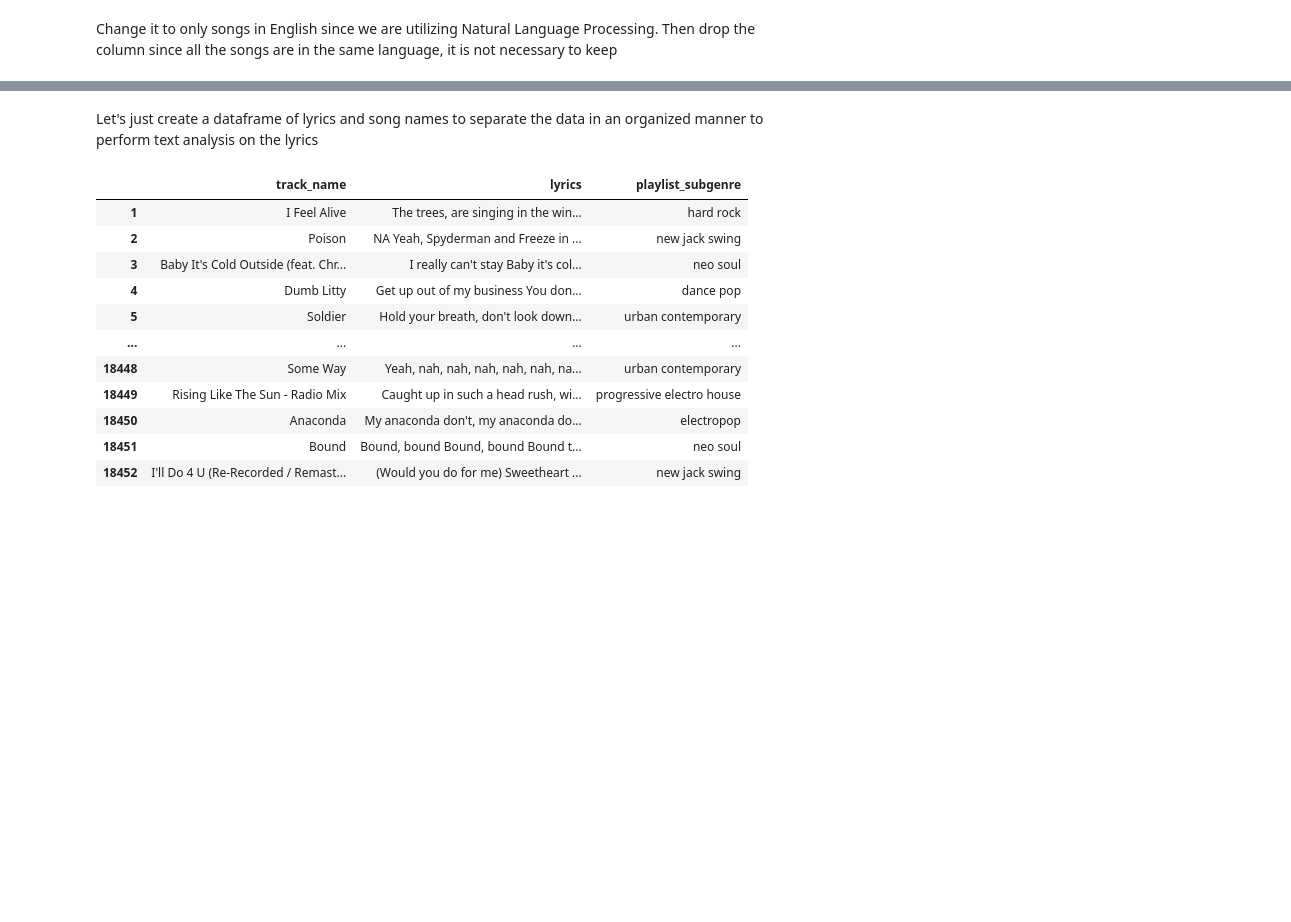
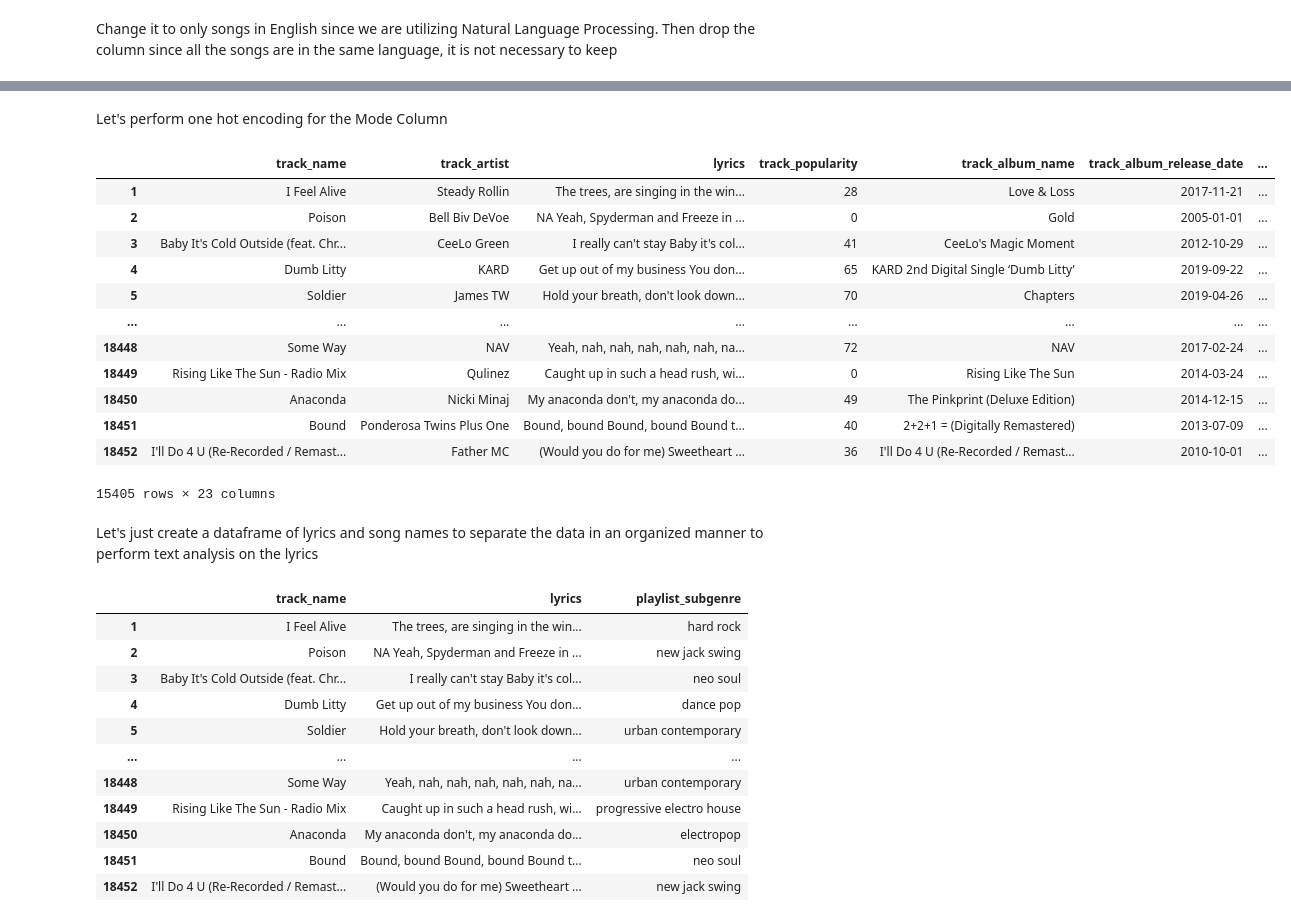
Before and after one commit to hellofatimad/cogs118b_proj, a Jupyter notebook: FinalProject_groupXXX.ipynb, the cells around one changed output, grey strips where cells are left out. Drawn from its saved outputs; the diff is of its cells as text; code cells hidden in the pictures; blank space fills up the shorter version.

```diff
--- a/FinalProject_groupXXX.ipynb
+++ b/FinalProject_groupXXX.ipynb
@@ -275,4 +265,31 @@ data
 15405 rows × 21 columns
+# %% [markdown]
+Let's perform one hot encoding for the Mode Column
+# %%
+
+def one_hot_encode_mode(df):
+    # Create new columns 'Major' and 'Minor' based on the values in the 'mode' column
+    df['Major'] = (df['mode'] == 'Major').astype(int)
+    df['Minor'] = (df['mode'] == 'minor').astype(int)
+
+    return df
+
+data = one_hot_encode_mode(data)
+data
+# %% [output]
+|  | track_name | track_artist | lyrics | track_popularity | track_album_name | track_album_release_date | ... |
+| 1 | I Feel Alive | Steady Rollin | The trees, are singing in the win... | 28 | Love & Loss | 2017-11-21 | ... |
+| 2 | Poison | Bell Biv DeVoe | NA Yeah, Spyderman and Freeze in ... | 0 | Gold | 2005-01-01 | ... |
+| 3 | Baby It's Cold Outside (feat. Chr... | CeeLo Green | I really can't stay Baby it's col... | 41 | CeeLo's Magic Moment | 2012-10-29 | ... |
+| 4 | Dumb Litty | KARD | Get up out of my business You don... | 65 | KARD 2nd Digital Single ‘Dumb Litty’ | 2019-09-22 | ... |
+| 5 | Soldier | James TW | Hold your breath, don't look down... | 70 | Chapters | 2019-04-26 | ... |
+| ... | ... | ... | ... | ... | ... | ... | ... |
+| 18448 | Some Way | NAV | Yeah, nah, nah, nah, nah, nah, na... | 72 | NAV | 2017-02-24 | ... |
+| 18449 | Rising Like The Sun - Radio Mix | Qulinez | Caught up in such a head rush, wi... | 0 | Rising Like The Sun | 2014-03-24 | ... |
+| 18450 | Anaconda | Nicki Minaj | My anaconda don't, my anaconda do... | 49 | The Pinkprint (Deluxe Edition) | 2014-12-15 | ... |
+| 18451 | Bound | Ponderosa Twins Plus One | Bound, bound Bound, bound Bound t... | 40 | 2+2+1 = (Digitally Remastered) | 2013-07-09 | ... |
+| 18452 | I'll Do 4 U (Re-Recorded / Remast... | Father MC | (Would you do for me) Sweetheart ... | 36 | I'll Do 4 U (Re-Recorded / Remast... | 2010-10-01 | ... |
+15405 rows × 23 columns
 # %% [markdown]
 Let's just create a dataframe of lyrics and song names to separate the data in an organized manner to perform text analysis on the lyrics
 # %%
```
Also changed, not shown: parts of 10 cells of this notebook.
